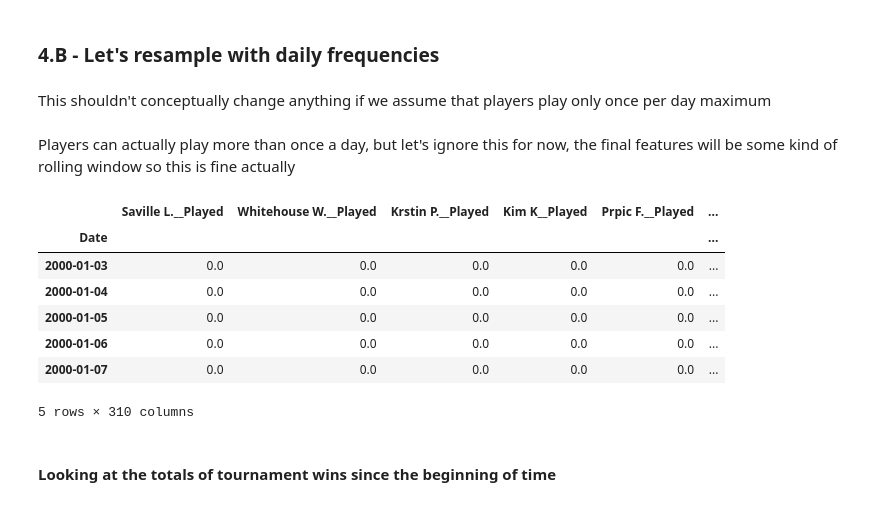
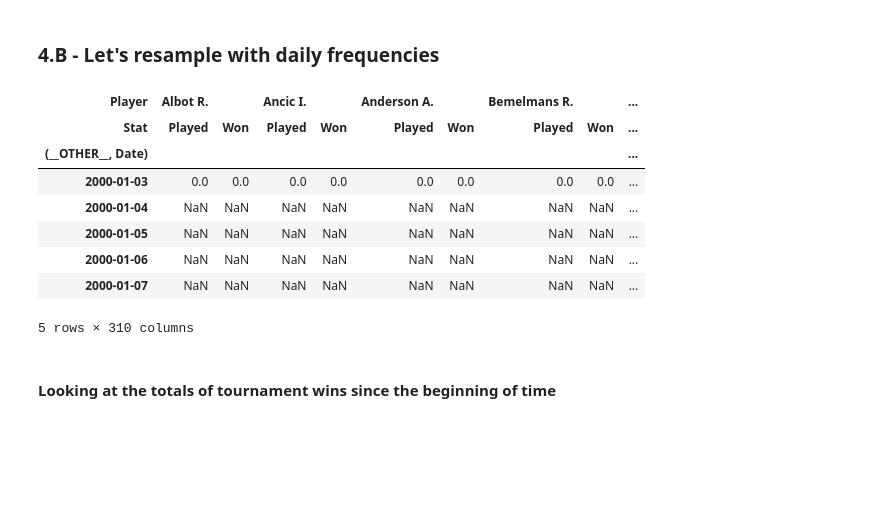
Before and after one commit to Vinh-CHUC/general-assembly-data-science-project, a Jupyter notebook: Exploratory Data Analysis.ipynb, the cells around one changed output. Drawn from its saved outputs; the diff is of its cells as text; code cells hidden in the pictures; blank space fills up the shorter version.

```diff
--- a/Exploratory Data Analysis.ipynb
+++ b/Exploratory Data Analysis.ipynb
@@ -295,5 +300,3 @@ Nadal R.__Won_Round Robin       0.0
 dtype: float64
 # %% [markdown]
 ### 4.B - Let's resample with daily frequencies
-# %% [markdown]
-This shouldn't conceptually change anything if we assume that players play only once per day maximum
@@ -302,15 +302,0 @@ stats_columns = [c for c in players_stats.columns if "__" in c]
-# %% [markdown]
-Players can actually play more than once a day, but let's ignore this for now, the final features will be some kind of rolling window so this is fine actually
-# %%
-resampled_stats = players_stats[["Date"] + stats_columns].resample("D", on="Date").sum()
-resampled_stats = resampled_stats.fillna(0)  # We don't have matches every single day of the year, so we're going to have NAs as a result of the resample
-resampled_stats.head()
-# %% [output]
-|  | Saville L.__Played | Whitehouse W.__Played | Krstin P.__Played | Kim K__Played | Prpic F.__Played | ... |
-| Date |  |  |  |  |  | ... |
-| 2000-01-03 | 0.0 | 0.0 | 0.0 | 0.0 | 0.0 | ... |
-| 2000-01-04 | 0.0 | 0.0 | 0.0 | 0.0 | 0.0 | ... |
-| 2000-01-05 | 0.0 | 0.0 | 0.0 | 0.0 | 0.0 | ... |
-| 2000-01-06 | 0.0 | 0.0 | 0.0 | 0.0 | 0.0 | ... |
-| 2000-01-07 | 0.0 | 0.0 | 0.0 | 0.0 | 0.0 | ... |
-5 rows × 310 columns
@@ -316,0 +306,13 @@ resampled_stats.head()
+# %%
+resampled_stats = players_stats.resample("D", on=("__OTHER__", "Date")).sum()
+resampled_stats.head()
+# %% [output]
+| Player | Albot R. |  | Ancic I. |  | Anderson A. |  | Bemelmans R. |  | ... |
+| Stat | Played | Won | Played | Won | Played | Won | Played | Won | ... |
+| (__OTHER__, Date) |  |  |  |  |  |  |  |  | ... |
+| 2000-01-03 | 0.0 | 0.0 | 0.0 | 0.0 | 0.0 | 0.0 | 0.0 | 0.0 | ... |
+| 2000-01-04 | NaN | NaN | NaN | NaN | NaN | NaN | NaN | NaN | ... |
+| 2000-01-05 | NaN | NaN | NaN | NaN | NaN | NaN | NaN | NaN | ... |
+| 2000-01-06 | NaN | NaN | NaN | NaN | NaN | NaN | NaN | NaN | ... |
+| 2000-01-07 | NaN | NaN | NaN | NaN | NaN | NaN | NaN | NaN | ... |
+5 rows × 310 columns
```
Also changed, not shown: parts of 36 cells of this notebook, 1 other file.
